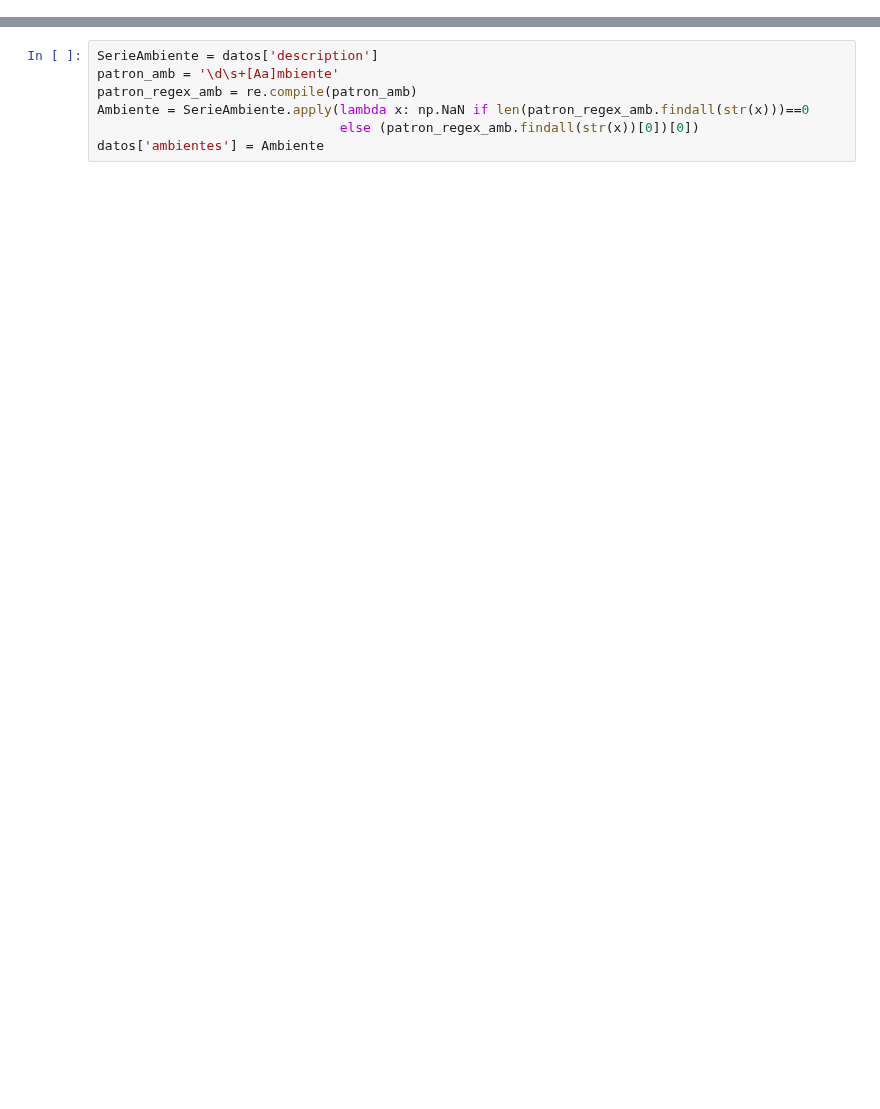
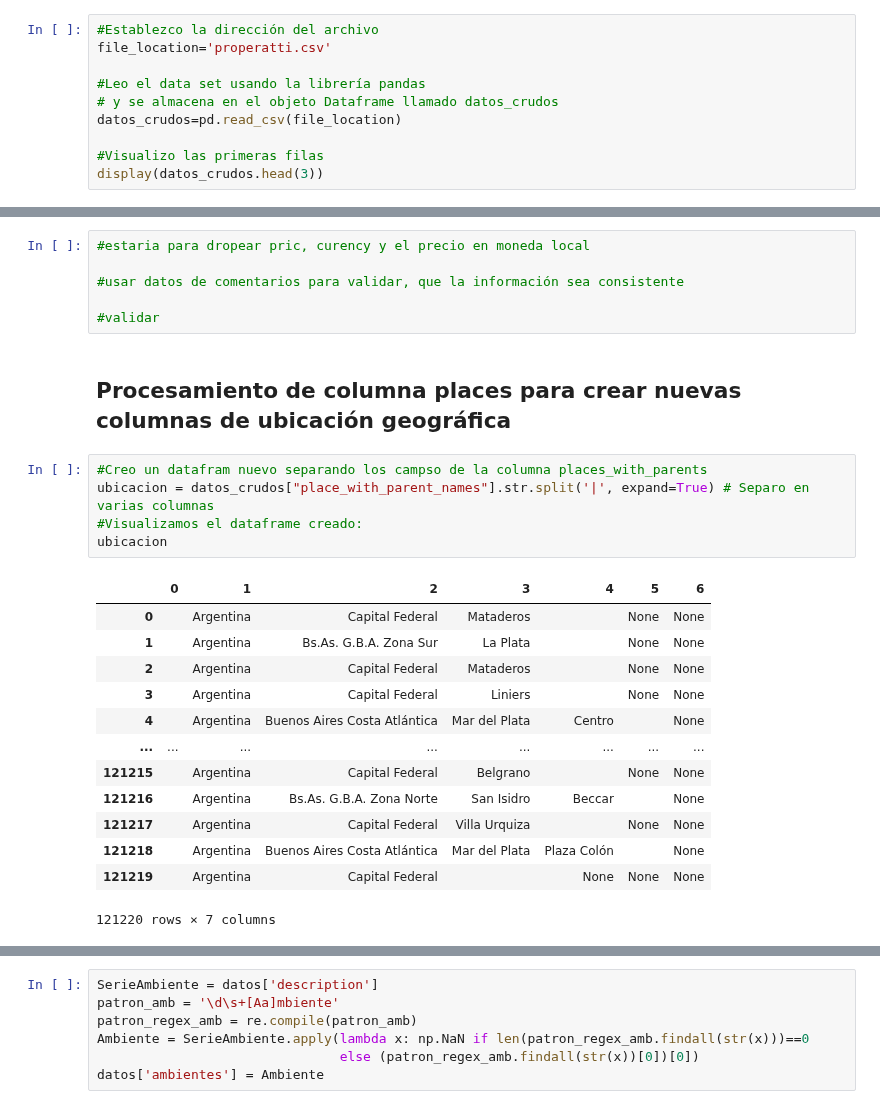
Before and after one commit to Facundo-Peloso/DH-TP-1---Grupo-10, a Jupyter notebook: tp_roberto.ipynb, the cells around one changed output, grey strips where cells are left out. Cells and saved outputs as stored; diff of their text form; blank space fills up the shorter version.

```diff
--- a/tp_roberto.ipynb
+++ b/tp_roberto.ipynb
@@ -78,0 +35,10 @@ import re
+# %%
+#Establezco la dirección del archivo
+file_location='properatti.csv'
+
+#Leo el data set usando la librería pandas
+# y se almacena en el objeto Dataframe llamado datos_crudos
+datos_crudos=pd.read_csv(file_location)
+
+#Visualizo las primeras filas
+display(datos_crudos.head(3))
@@ -78,0 +411,27 @@ import re
+# %%
+#estaria para dropear pric, curency y el precio en moneda local
+
+#usar datos de comentarios para validar, que la información sea consistente
+
+#validar
+# %% [markdown]
+## Procesamiento de columna places para crear nuevas columnas de ubicación geográfica
+# %%
+#Creo un datafram nuevo separando los campso de la columna places_with_parents
+ubicacion = datos_crudos["place_with_parent_names"].str.split('|', expand=True) # Separo en varias columnas
+#Visualizamos el dataframe creado:
+ubicacion
+# %% [output]
+|  | 0 | 1 | 2 | 3 | 4 | 5 | 6 |
+| 0 |  | Argentina | Capital Federal | Mataderos |  | None | None |
+| 1 |  | Argentina | Bs.As. G.B.A. Zona Sur | La Plata |  | None | None |
+| 2 |  | Argentina | Capital Federal | Mataderos |  | None | None |
+| 3 |  | Argentina | Capital Federal | Liniers |  | None | None |
+| 4 |  | Argentina | Buenos Aires Costa Atlántica | Mar del Plata | Centro |  | None |
+| ... | ... | ... | ... | ... | ... | ... | ... |
+| 121215 |  | Argentina | Capital Federal | Belgrano |  | None | None |
+| 121216 |  | Argentina | Bs.As. G.B.A. Zona Norte | San Isidro | Beccar |  | None |
+| 121217 |  | Argentina | Capital Federal | Villa Urquiza |  | None | None |
+| 121218 |  | Argentina | Buenos Aires Costa Atlántica | Mar del Plata | Plaza Colón |  | None |
+| 121219 |  | Argentina | Capital Federal |  | None | None | None |
+121220 rows × 7 columns
```
Also changed, not shown: parts of 102 cells of this notebook.
